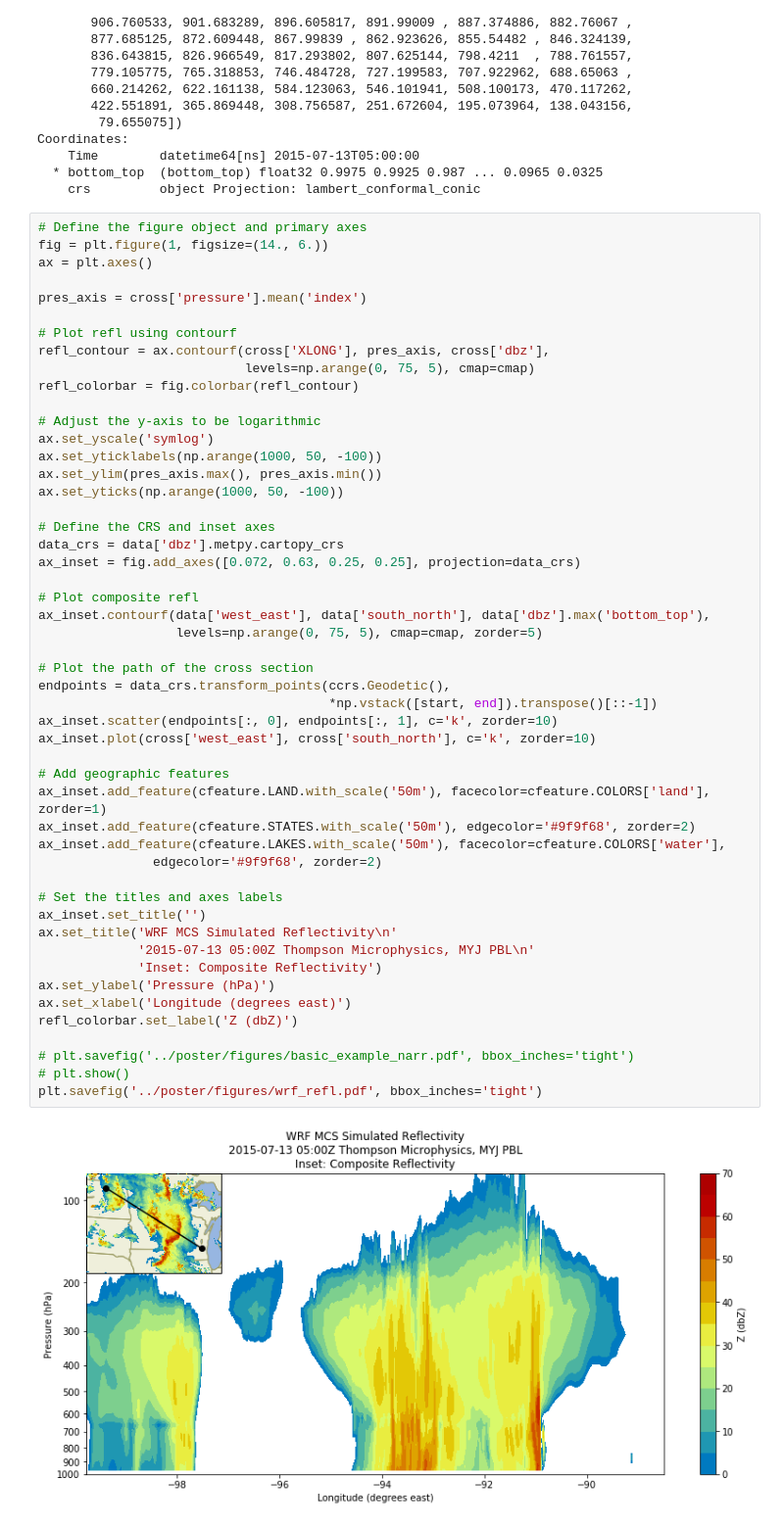
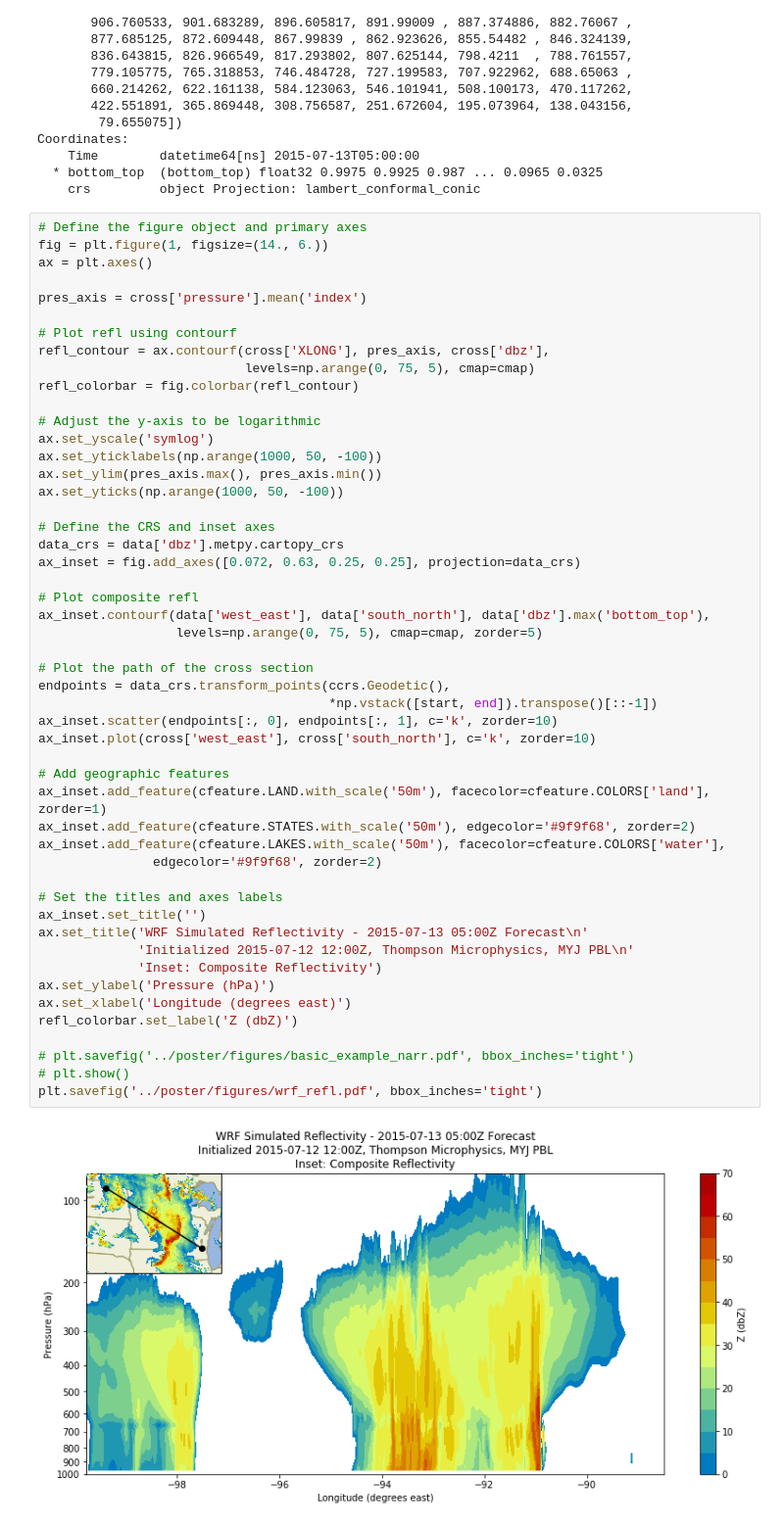
Before and after one commit to jthielen/metpy_cross_section_ams_2019, a Jupyter notebook: notebooks/wrf_mcs_demo.ipynb, the cells around one changed output. Shown at 98% size. Cells and saved outputs as stored; diff of their text form.

```diff
--- a/notebooks/wrf_mcs_demo.ipynb
+++ b/notebooks/wrf_mcs_demo.ipynb
@@ -128,33 +128,33 @@ ax.set_yticks(np.arange(1000, 50, -100))
 data_crs = data['dbz'].metpy.cartopy_crs
 ax_inset = fig.add_axes([0.072, 0.63, 0.25, 0.25], projection=data_crs)
 
 # Plot composite refl
 ax_inset.contourf(data['west_east'], data['south_north'], data['dbz'].max('bottom_top'),
                   levels=np.arange(0, 75, 5), cmap=cmap, zorder=5)
 
 # Plot the path of the cross section
 endpoints = data_crs.transform_points(ccrs.Geodetic(),
                                       *np.vstack([start, end]).transpose()[::-1])
 ax_inset.scatter(endpoints[:, 0], endpoints[:, 1], c='k', zorder=10)
 ax_inset.plot(cross['west_east'], cross['south_north'], c='k', zorder=10)
 
 # Add geographic features
 ax_inset.add_feature(cfeature.LAND.with_scale('50m'), facecolor=cfeature.COLORS['land'], zorder=1)
 ax_inset.add_feature(cfeature.STATES.with_scale('50m'), edgecolor='#9f9f68', zorder=2)
 ax_inset.add_feature(cfeature.LAKES.with_scale('50m'), facecolor=cfeature.COLORS['water'],
                edgecolor='#9f9f68', zorder=2)
 
 # Set the titles and axes labels
 ax_inset.set_title('')
-ax.set_title('WRF MCS Simulated Reflectivity\n'
-             '2015-07-13 05:00Z Thompson Microphysics, MYJ PBL\n'
+ax.set_title('WRF Simulated Reflectivity - 2015-07-13 05:00Z Forecast\n'
+             'Initialized 2015-07-12 12:00Z, Thompson Microphysics, MYJ PBL\n'
              'Inset: Composite Reflectivity')
 ax.set_ylabel('Pressure (hPa)')
 ax.set_xlabel('Longitude (degrees east)')
 refl_colorbar.set_label('Z (dbZ)')
 
 # plt.savefig('../poster/figures/basic_example_narr.pdf', bbox_inches='tight')
 # plt.show()
 plt.savefig('../poster/figures/wrf_refl.pdf', bbox_inches='tight')
 # %% [output]
-[figure, old version]
+[figure, new version]
```
Also changed, not shown: 3 other files.
